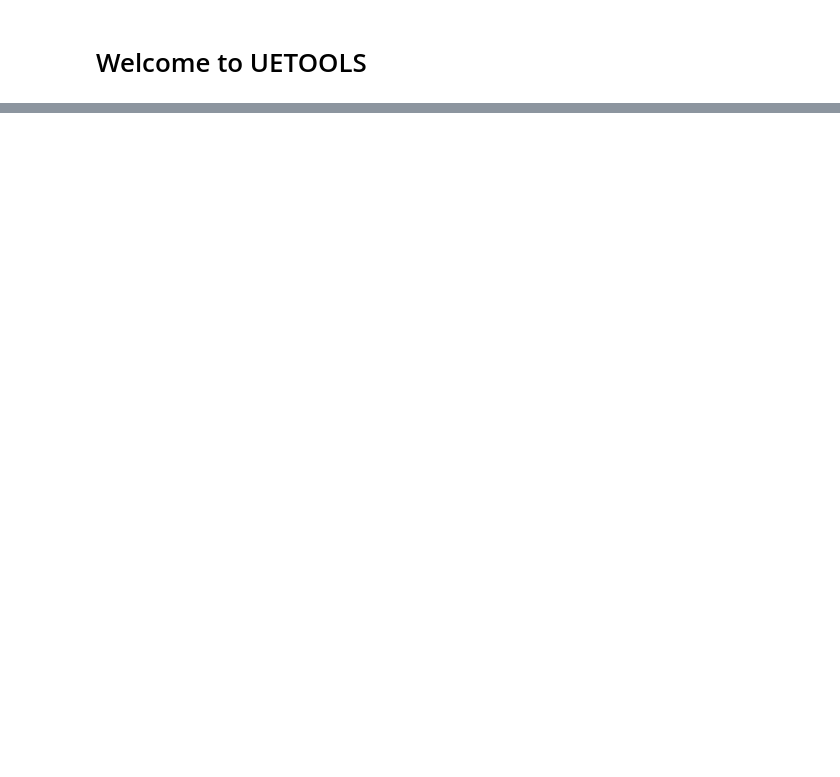
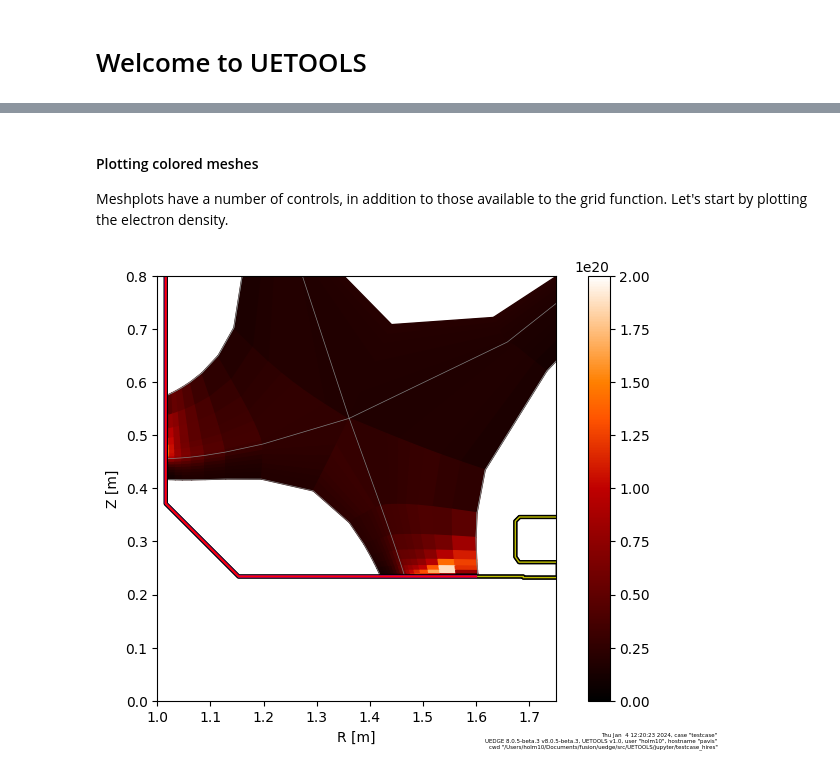
Before and after one commit to LLNL/UETOOLS, a Jupyter notebook: jupyter/1_introduction.ipynb, the cells around one changed output, grey strips where cells are left out. Drawn from its saved outputs; the diff is of its cells as text; code cells hidden in the pictures; blank space fills up the shorter version.

```diff
--- a/jupyter/1_introduction.ipynb
+++ b/jupyter/1_introduction.ipynb
@@ -15,0 +56,7 @@ Requirement already satisfied: numpy in /Users/holm10/Documents/fusion/uedge/ven
+# %% [markdown]
+#### Plotting colored meshes
+Meshplots have a number of controls, in addition to those available to the grid function. Let's start by plotting the electron density.
+# %%
+c.plotmesh(c.get('ne'), xlim=(1, 1.75), ylim=(0,0.8), figsize=(7,5), zrange=(0,2e20), cmap='gist_heat');
+# %% [output]
+[figure, added]
```
Also changed, not shown: parts of 18 cells of this notebook.
